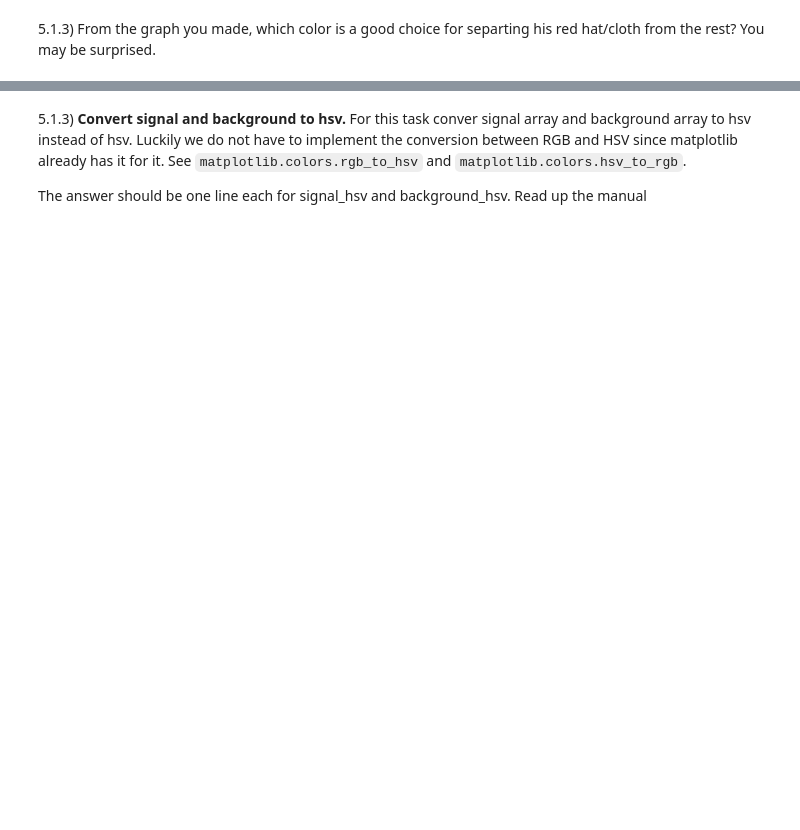
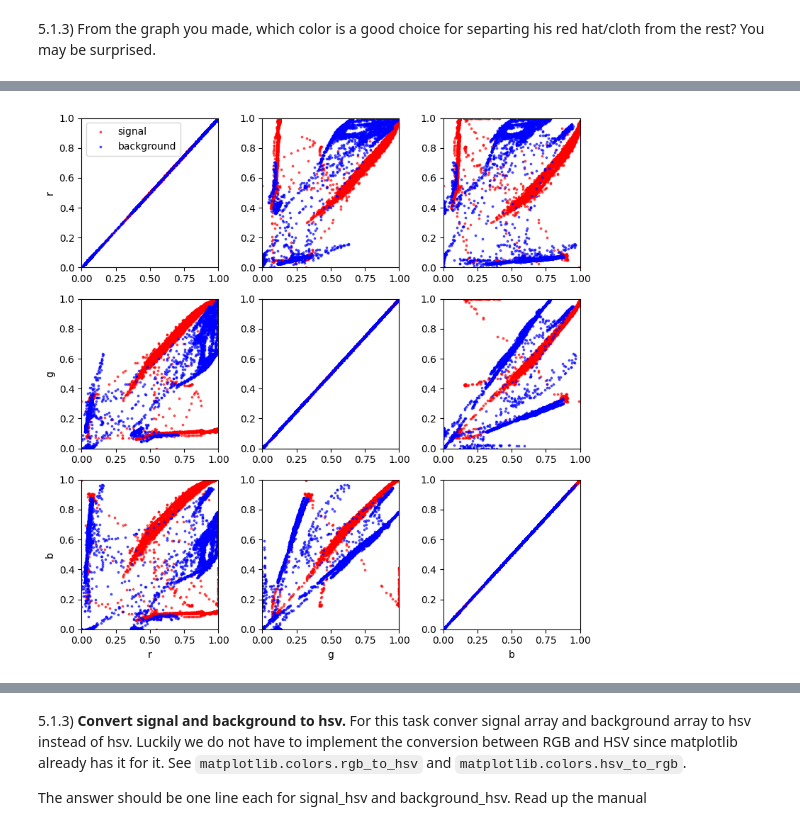
Before and after one commit to supawat6481355/iccs205-205, a Jupyter notebook: hw2/Homework2.ipynb, the cells around one changed output, grey strips where cells are left out. Drawn from its saved outputs; the diff is of its cells as text; code cells hidden in the pictures; blank space fills up the shorter version.

```diff
--- a/hw2/Homework2.ipynb
+++ b/hw2/Homework2.ipynb
@@ -294,6 +294,28 @@ Look for: `plt.subplots` and `plt.hist` and figure out what `signal[:,2]` does.
 # %% [markdown]
 5.1.4) We can do better than 1d plot. We can do 2d scatter plot. Make the following plot which show how 2-d distribution of each feature pair (eg: (R,B)) differs between signal and the background.
 ![rgb_scatter](https://github.com/cs-muic/iccs205-homework/blob/main/hw2/rgb_scatter.png?raw=1)
+# %%
+labels = ['r', 'g', 'b']
+
+fig, axes = plt.subplots(3, 3, figsize=(8, 8))
+
+for i in range(3):
+    for j in range(3):
+        ax = axes[j, i]
+        ax.scatter(signal[:, i], signal[:, j], s=3, c='red', alpha=0.6, label='signal' if i==0 and j==0 else "")
+        ax.scatter(background[:, i], background[:, j], s=3, c='blue', alpha=0.6, label='background' if i==0 and j==0 else "")
+        ax.set_xlim(0, 1)
+        ax.set_ylim(0, 1)
+        if j == 2:
+            ax.set_xlabel(labels[i])
+        if i == 0:
+            ax.set_ylabel(labels[j])
+
+axes[0,0].legend()
+plt.tight_layout()
+plt.show()
+# %% [output]
+[figure, added]
 # %% [markdown]
 ### What we learned so far.
 
```
Also changed, not shown: parts of 7 cells of this notebook.
